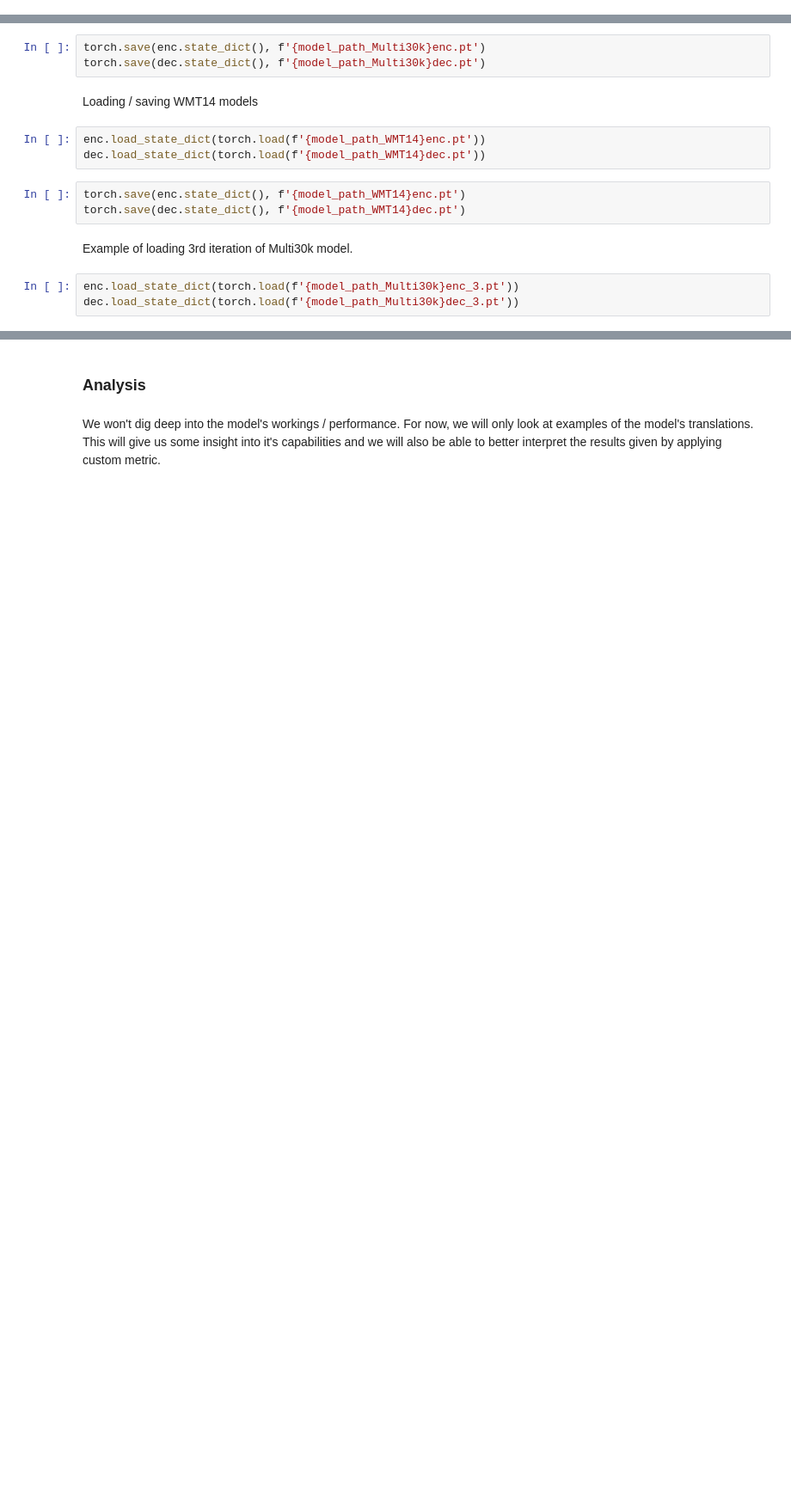
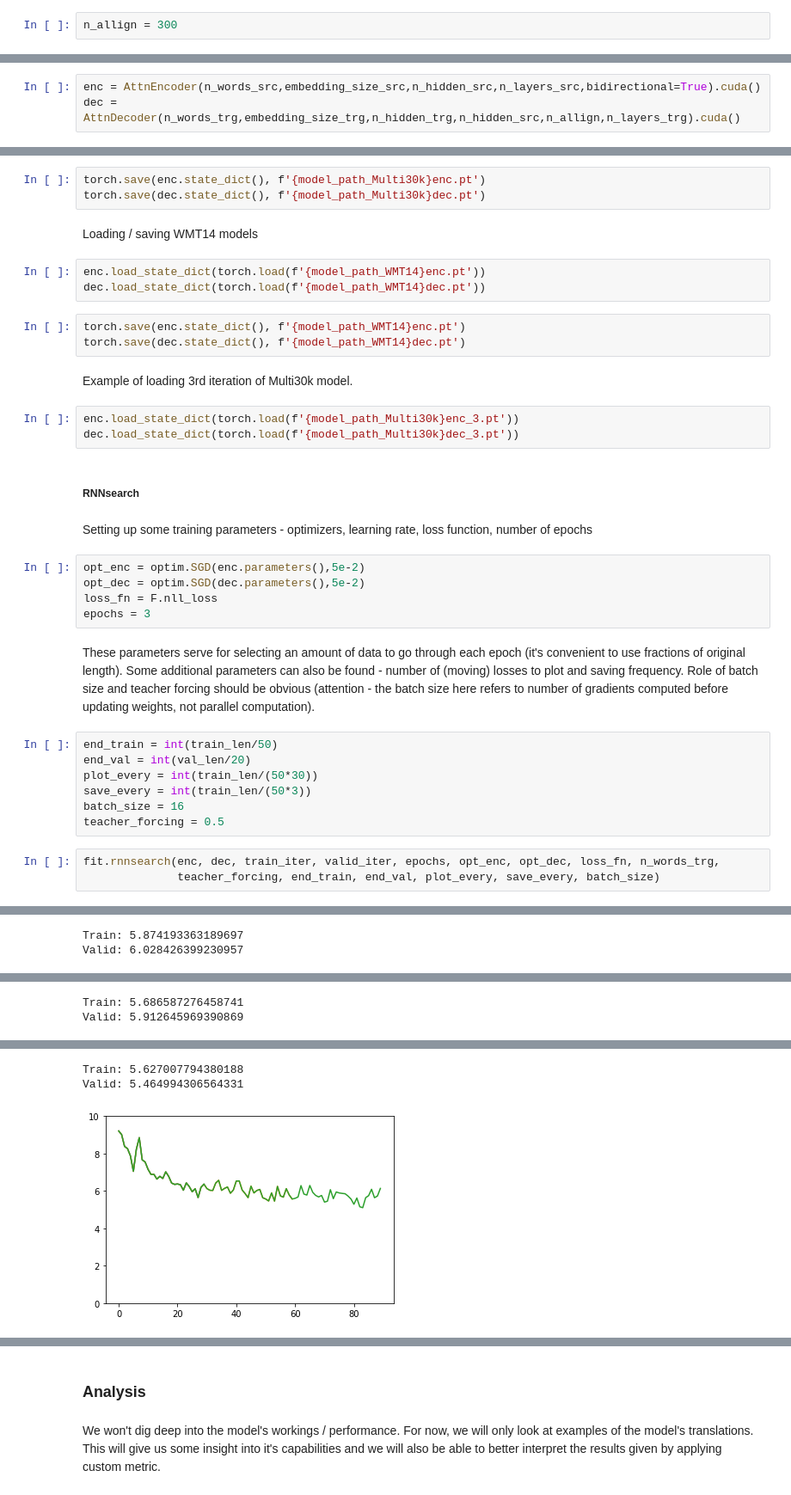
Before and after one commit to rumaak/exploring_machine_translation, a Jupyter notebook: Machine translation.ipynb, the cells around one changed output, grey strips where cells are left out. Shown at 86% size. Drawn from its saved outputs; the diff is of its cells as text; blank space fills up the shorter version.

Commit message:
Added RNNsearch to main notebook, deleted some models, minor fixes

```diff
--- a/Machine translation.ipynb
+++ b/Machine translation.ipynb
@@ -107,0 +124,2 @@ The hyperparameters used can be changed as needed.
+# %%
+n_allign = 300
@@ -107,0 +128,3 @@ The hyperparameters used can be changed as needed.
+# %%
+enc = AttnEncoder(n_words_src,embedding_size_src,n_hidden_src,n_layers_src,bidirectional=True).cuda()
+dec = AttnDecoder(n_words_trg,embedding_size_trg,n_hidden_trg,n_hidden_src,n_allign,n_layers_trg).cuda()
@@ -188,3 +213,25 @@ Example of loading 3rd iteration of Multi30k model.
 # %%
 enc.load_state_dict(torch.load(f'{model_path_Multi30k}enc_3.pt'))
 dec.load_state_dict(torch.load(f'{model_path_Multi30k}dec_3.pt'))
+# %% [markdown]
+##### RNNsearch
+# %% [markdown]
+Setting up some training parameters - optimizers, learning rate, loss function, number of epochs
+# %%
+opt_enc = optim.SGD(enc.parameters(),5e-2)
+opt_dec = optim.SGD(dec.parameters(),5e-2)
+loss_fn = F.nll_loss
+epochs = 3
+# %% [markdown]
+These parameters serve for selecting an amount of data to go through each epoch (it's convenient to use fractions of original length). Some additional parameters can also be found - number of (moving) losses to plot and saving frequency. Role of batch size and teacher forcing should be obvious (attention - the batch size here refers to number of gradients computed before updating weights, not parallel computation).
+# %%
+end_train = int(train_len/50)
+end_val = int(val_len/20)
+plot_every = int(train_len/(50*30))
+save_every = int(train_len/(50*3))
+batch_size = 16
+teacher_forcing = 0.5
+# %%
+fit.rnnsearch(enc, dec, train_iter, valid_iter, epochs, opt_enc, opt_dec, loss_fn, n_words_trg,
+              teacher_forcing, end_train, end_val, plot_every, save_every, batch_size)
+# %% [output]
@@ -190,0 +239,2 @@ dec.load_state_dict(torch.load(f'{model_path_Multi30k}dec_3.pt'))
+Train: 5.874193363189697
+Valid: 6.028426399230957
@@ -190,0 +242,2 @@ dec.load_state_dict(torch.load(f'{model_path_Multi30k}dec_3.pt'))
+Train: 5.686587276458741
+Valid: 5.912645969390869
@@ -190,0 +245,3 @@ dec.load_state_dict(torch.load(f'{model_path_Multi30k}dec_3.pt'))
+Train: 5.627007794380188
+Valid: 5.464994306564331
+[figure, added]
```
Also changed, not shown: parts of 31 cells of this notebook, 35 other files.
